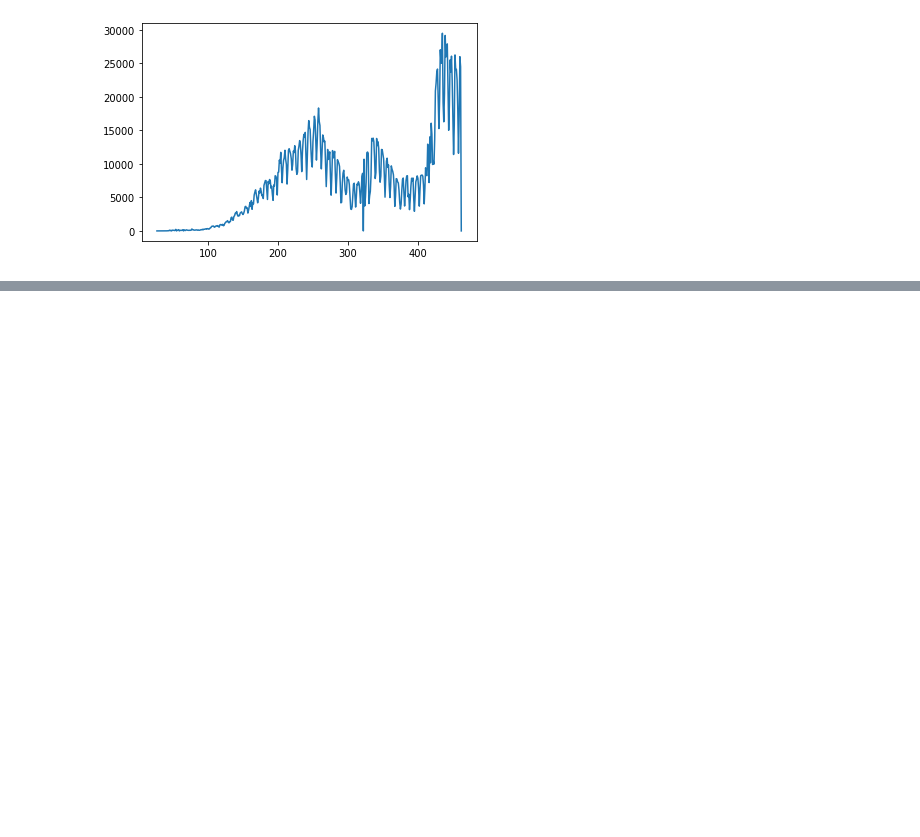
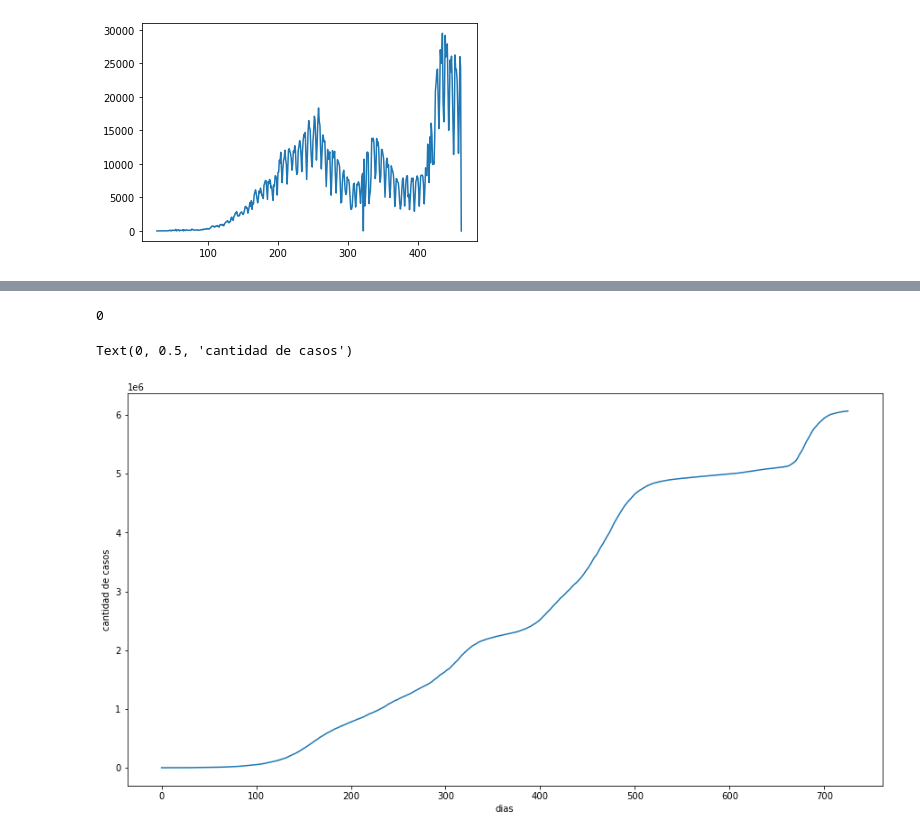
Before and after one commit to Mfsegurag/Informe_Pand-mico, a Jupyter notebook: proyecto_4.ipynb, the cells around one changed output, grey strips where cells are left out. Cells and saved outputs as stored; diff of their text form; code cells hidden in the pictures; blank space fills up the shorter version.

Commit message:
Creamos sección colombia

```diff
--- a/proyecto_4.ipynb
+++ b/proyecto_4.ipynb
@@ -239,0 +267,22 @@ plt.plot(nuevos_arg)
+# %%
+# Primer caso no nulo index
+df_col.total_cases.isnull().idxmin()-df_col.iloc[0].name
+# %% [output]
+0
+# %%
+paises=datos['location'] #cargo el vector de paises
+confirmados=datos['total_cases'] #carga vector todos los casos confirmados
+# %%
+#seleccionamos China
+
+ind_arg=np.where(paises=='Colombia')
+ind_arg=ind_arg[0]
+casos_arg=confirmados[ind_arg]
+dias=np.arange(0,len(casos_arg))
+plt.figure(figsize = (15,8))
+plt.plot(dias,casos_arg)
+plt.xlabel('dias')
+plt.ylabel('cantidad de casos')
+# %% [output]
+Text(0, 0.5, 'cantidad de casos')
+[figure, added]
```
Also changed, not shown: parts of 12 cells of this notebook, 1 other file.
